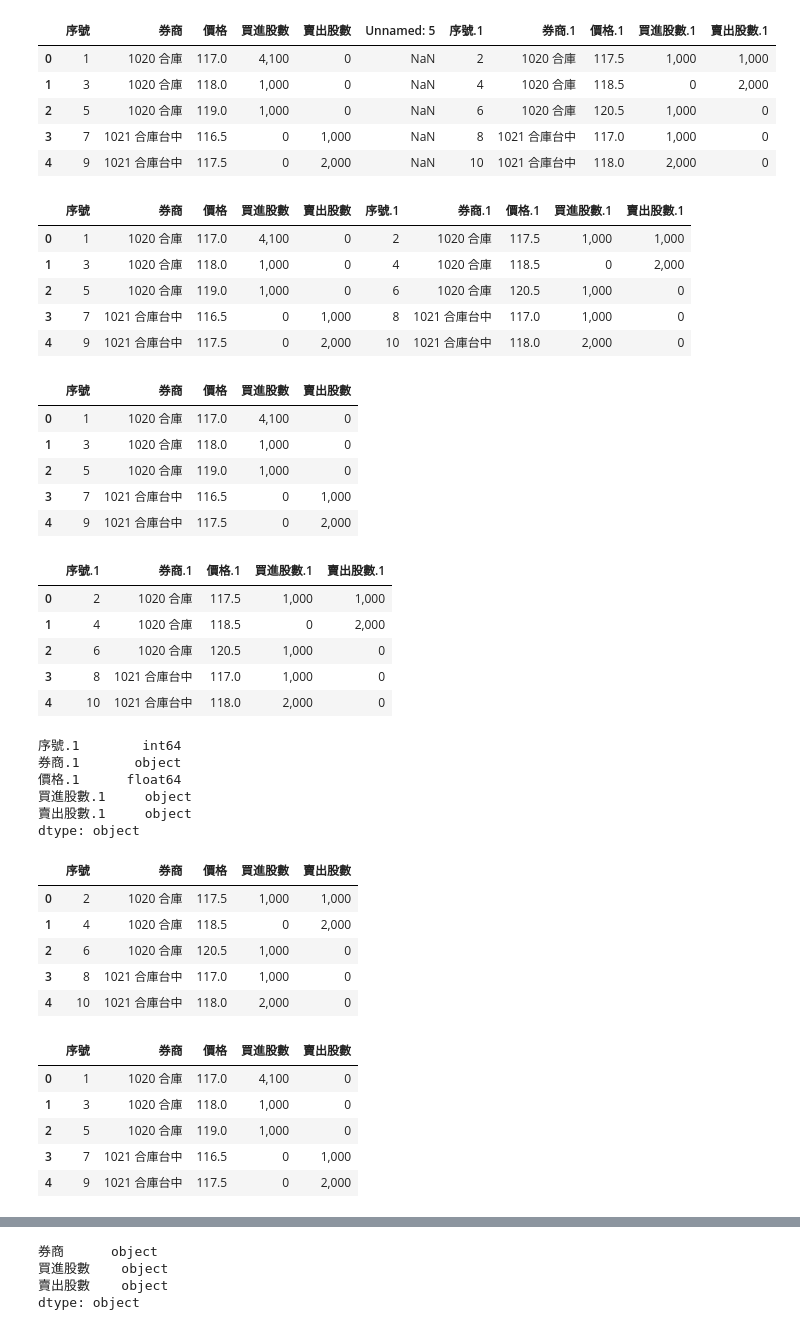
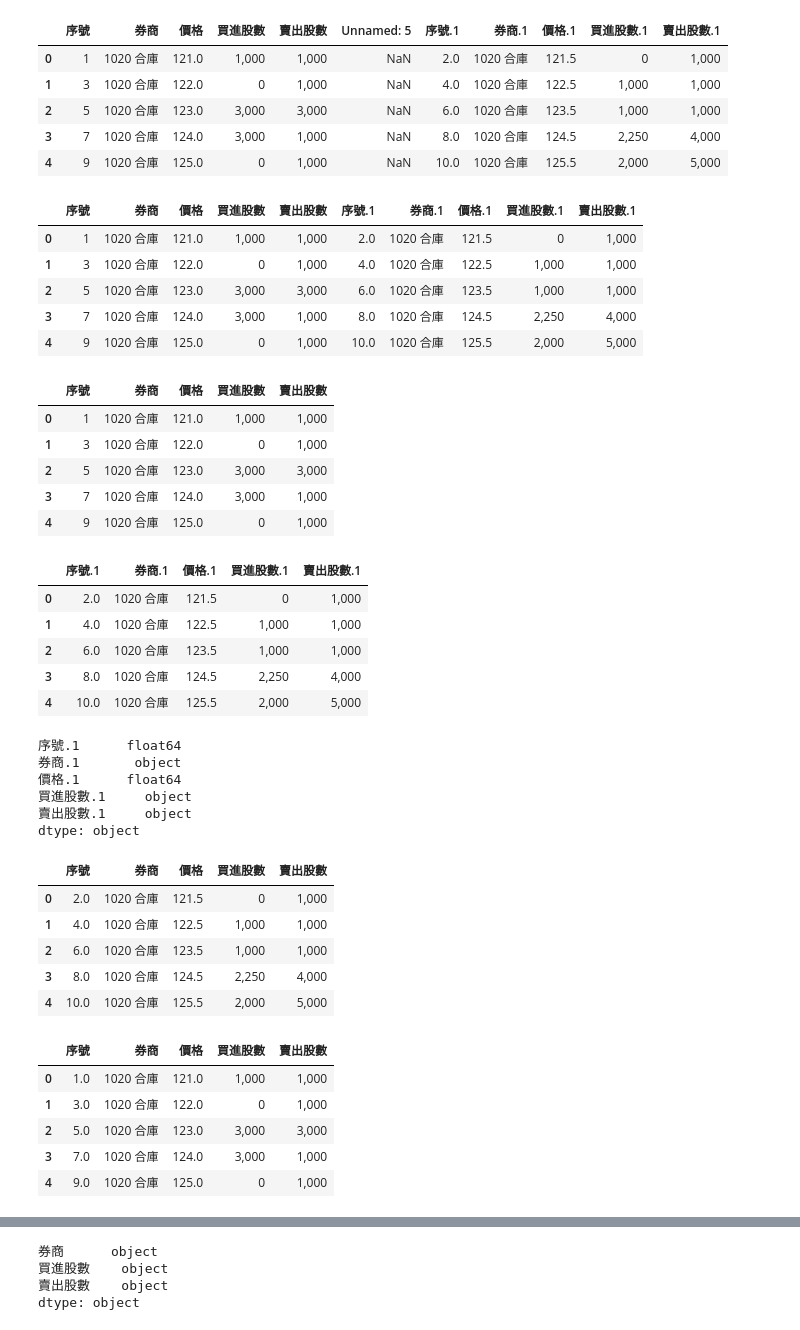
Before and after one commit to cwcheng0/practicepython, a Jupyter notebook: TaiwanStockCountOTC_8086.ipynb, the cells around one changed output, grey strips where cells are left out. Drawn from its saved outputs; the diff is of its cells as text; code cells hidden in the pictures.

```diff
--- a/TaiwanStockCountOTC_8086.ipynb
+++ b/TaiwanStockCountOTC_8086.ipynb
@@ -9,29 +9,29 @@ import numpy as np
 # %%
 # Check first 5 rows in a file
 # from tabula import
-df = pd.read_csv('8086_1091125.CSV',encoding='utf-8',skiprows=2)
+df = pd.read_csv('8086_1091126.CSV',encoding='utf-8',skiprows=2)
 
 # Notice datatypes changed in some columns.
 # Check first few rows.
 df.head()
 # %% [output]
 |  | 序號 | 券商 | 價格 | 買進股數 | 賣出股數 | Unnamed: 5 | 序號.1 | 券商.1 | 價格.1 | 買進股數.1 | 賣出股數.1 |
-| 0 | 1 | 1020 合庫 | 117.0 | 4,100 | 0 | NaN | 2 | 1020 合庫 | 117.5 | 1,000 | 1,000 |
-| 1 | 3 | 1020 合庫 | 118.0 | 1,000 | 0 | NaN | 4 | 1020 合庫 | 118.5 | 0 | 2,000 |
-| 2 | 5 | 1020 合庫 | 119.0 | 1,000 | 0 | NaN | 6 | 1020 合庫 | 120.5 | 1,000 | 0 |
-| 3 | 7 | 1021 合庫台中 | 116.5 | 0 | 1,000 | NaN | 8 | 1021 合庫台中 | 117.0 | 1,000 | 0 |
-| 4 | 9 | 1021 合庫台中 | 117.5 | 0 | 2,000 | NaN | 10 | 1021 合庫台中 | 118.0 | 2,000 | 0 |
+| 0 | 1 | 1020 合庫 | 121.0 | 1,000 | 1,000 | NaN | 2.0 | 1020 合庫 | 121.5 | 0 | 1,000 |
+| 1 | 3 | 1020 合庫 | 122.0 | 0 | 1,000 | NaN | 4.0 | 1020 合庫 | 122.5 | 1,000 | 1,000 |
+| 2 | 5 | 1020 合庫 | 123.0 | 3,000 | 3,000 | NaN | 6.0 | 1020 合庫 | 123.5 | 1,000 | 1,000 |
+| 3 | 7 | 1020 合庫 | 124.0 | 3,000 | 1,000 | NaN | 8.0 | 1020 合庫 | 124.5 | 2,250 | 4,000 |
+| 4 | 9 | 1020 合庫 | 125.0 | 0 | 1,000 | NaN | 10.0 | 1020 合庫 | 125.5 | 2,000 | 5,000 |
 # %%
 # Drop some columns.
 df = df.drop(df.columns[[5]], axis=1)
 df.head()
 # %% [output]
 |  | 序號 | 券商 | 價格 | 買進股數 | 賣出股數 | 序號.1 | 券商.1 | 價格.1 | 買進股數.1 | 賣出股數.1 |
-| 0 | 1 | 1020 合庫 | 117.0 | 4,100 | 0 | 2 | 1020 合庫 | 117.5 | 1,000 | 1,000 |
-| 1 | 3 | 1020 合庫 | 118.0 | 1,000 | 0 | 4 | 1020 合庫 | 118.5 | 0 | 2,000 |
-| 2 | 5 | 1020 合庫 | 119.0 | 1,000 | 0 | 6 | 1020 合庫 | 120.5 | 1,000 | 0 |
-| 3 | 7 | 1021 合庫台中 | 116.5 | 0 | 1,000 | 8 | 1021 合庫台中 | 117.0 | 1,000 | 0 |
-| 4 | 9 | 1021 合庫台中 | 117.5 | 0 | 2,000 | 10 | 1021 合庫台中 | 118.0 | 2,000 | 0 |
+| 0 | 1 | 1020 合庫 | 121.0 | 1,000 | 1,000 | 2.0 | 1020 合庫 | 121.5 | 0 | 1,000 |
+| 1 | 3 | 1020 合庫 | 122.0 | 0 | 1,000 | 4.0 | 1020 合庫 | 122.5 | 1,000 | 1,000 |
+| 2 | 5 | 1020 合庫 | 123.0 | 3,000 | 3,000 | 6.0 | 1020 合庫 | 123.5 | 1,000 | 1,000 |
+| 3 | 7 | 1020 合庫 | 124.0 | 3,000 | 1,000 | 8.0 | 1020 合庫 | 124.5 | 2,250 | 4,000 |
+| 4 | 9 | 1020 合庫 | 125.0 | 0 | 1,000 | 10.0 | 1020 合庫 | 125.5 | 2,000 | 5,000 |
 # %%
 # Split fields into 2 files.
 # Copy files
@@ -41,27 +41,27 @@ df1 = df1.drop(df.columns[[5,6,7,8,9]], axis=1)
 df1.head()
 # %% [output]
 |  | 序號 | 券商 | 價格 | 買進股數 | 賣出股數 |
-| 0 | 1 | 1020 合庫 | 117.0 | 4,100 | 0 |
-| 1 | 3 | 1020 合庫 | 118.0 | 1,000 | 0 |
-| 2 | 5 | 1020 合庫 | 119.0 | 1,000 | 0 |
-| 3 | 7 | 1021 合庫台中 | 116.5 | 0 | 1,000 |
-| 4 | 9 | 1021 合庫台中 | 117.5 | 0 | 2,000 |
+| 0 | 1 | 1020 合庫 | 121.0 | 1,000 | 1,000 |
+| 1 | 3 | 1020 合庫 | 122.0 | 0 | 1,000 |
+| 2 | 5 | 1020 合庫 | 123.0 | 3,000 | 3,000 |
+| 3 | 7 | 1020 合庫 | 124.0 | 3,000 | 1,000 |
+| 4 | 9 | 1020 合庫 | 125.0 | 0 | 1,000 |
 # %%
 # Do it again
 df2 = df2.drop(df2.columns[[0,1,2,3,4]], axis=1)
 df2.head()
 # %% [output]
 |  | 序號.1 | 券商.1 | 價格.1 | 買進股數.1 | 賣出股數.1 |
-| 0 | 2 | 1020 合庫 | 117.5 | 1,000 | 1,000 |
-| 1 | 4 | 1020 合庫 | 118.5 | 0 | 2,000 |
-| 2 | 6 | 1020 合庫 | 120.5 | 1,000 | 0 |
-| 3 | 8 | 1021 合庫台中 | 117.0 | 1,000 | 0 |
-| 4 | 10 | 1021 合庫台中 | 118.0 | 2,000 | 0 |
+| 0 | 2.0 | 1020 合庫 | 121.5 | 0 | 1,000 |
+| 1 | 4.0 | 1020 合庫 | 122.5 | 1,000 | 1,000 |
+| 2 | 6.0 | 1020 合庫 | 123.5 | 1,000 | 1,000 |
+| 3 | 8.0 | 1020 合庫 | 124.5 | 2,250 | 4,000 |
+| 4 | 10.0 | 1020 合庫 | 125.5 | 2,000 | 5,000 |
 # %%
 # check datatypes
 df2.dtypes
 # %% [output]
-序號.1        int64
+序號.1      float64
 券商.1       object
 價格.1      float64
 買進股數.1     object
@@ -73,22 +73,22 @@ df2.columns = ['序號','券商', '價格', '買進股數', '賣出股數']
 df2.head()
 # %% [output]
 |  | 序號 | 券商 | 價格 | 買進股數 | 賣出股數 |
-| 0 | 2 | 1020 合庫 | 117.5 | 1,000 | 1,000 |
-| 1 | 4 | 1020 合庫 | 118.5 | 0 | 2,000 |
-| 2 | 6 | 1020 合庫 | 120.5 | 1,000 | 0 |
-| 3 | 8 | 1021 合庫台中 | 117.0 | 1,000 | 0 |
-| 4 | 10 | 1021 合庫台中 | 118.0 | 2,000 | 0 |
+| 0 | 2.0 | 1020 合庫 | 121.5 | 0 | 1,000 |
+| 1 | 4.0 | 1020 合庫 | 122.5 | 1,000 | 1,000 |
+| 2 | 6.0 | 1020 合庫 | 123.5 | 1,000 | 1,000 |
+| 3 | 8.0 | 1020 合庫 | 124.5 | 2,250 | 4,000 |
+| 4 | 10.0 | 1020 合庫 | 125.5 | 2,000 | 5,000 |
 # %%
 # join columns
 df3 = pd.concat([df1, df2])
 df3.head()
 # %% [output]
 |  | 序號 | 券商 | 價格 | 買進股數 | 賣出股數 |
-| 0 | 1 | 1020 合庫 | 117.0 | 4,100 | 0 |
-| 1 | 3 | 1020 合庫 | 118.0 | 1,000 | 0 |
-| 2 | 5 | 1020 合庫 | 119.0 | 1,000 | 0 |
-| 3 | 7 | 1021 合庫台中 | 116.5 | 0 | 1,000 |
-| 4 | 9 | 1021 合庫台中 | 117.5 | 0 | 2,000 |
+| 0 | 1.0 | 1020 合庫 | 121.0 | 1,000 | 1,000 |
+| 1 | 3.0 | 1020 合庫 | 122.0 | 0 | 1,000 |
+| 2 | 5.0 | 1020 合庫 | 123.0 | 3,000 | 3,000 |
+| 3 | 7.0 | 1020 合庫 | 124.0 | 3,000 | 1,000 |
+| 4 | 9.0 | 1020 合庫 | 125.0 | 0 | 1,000 |
 # %%
 # check last few rows.
 df3.tail()
```
Also changed, not shown: parts of 14 cells of this notebook.
